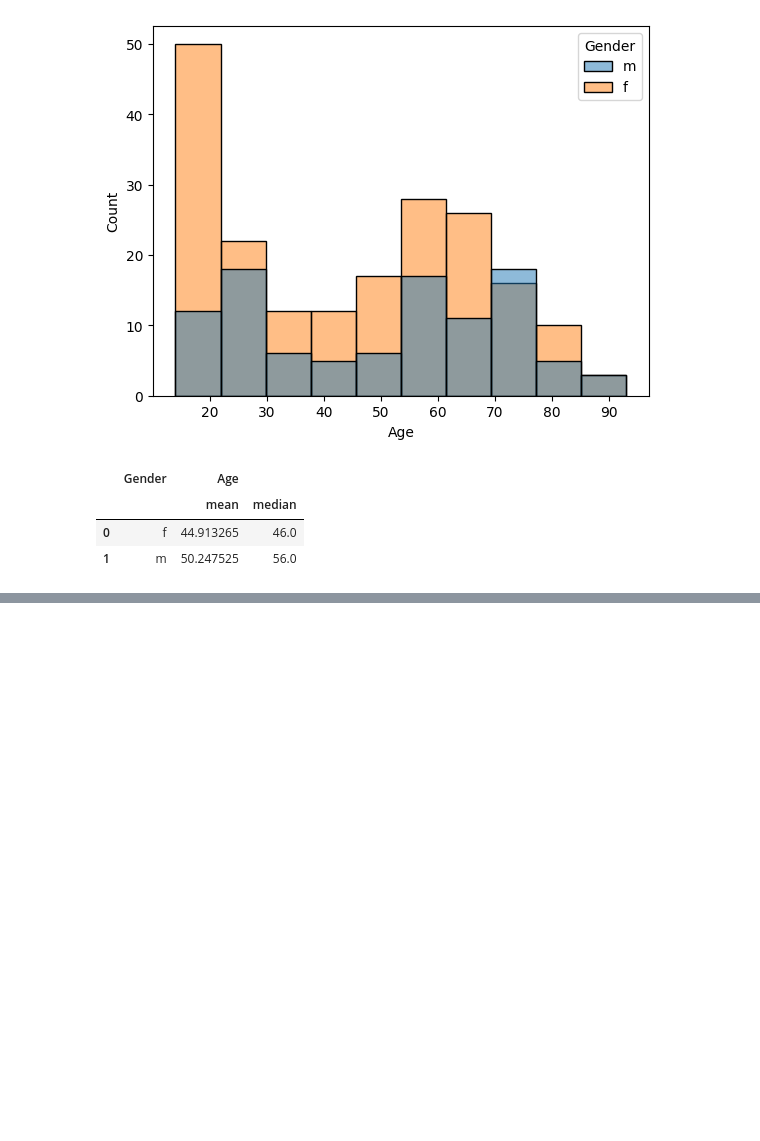
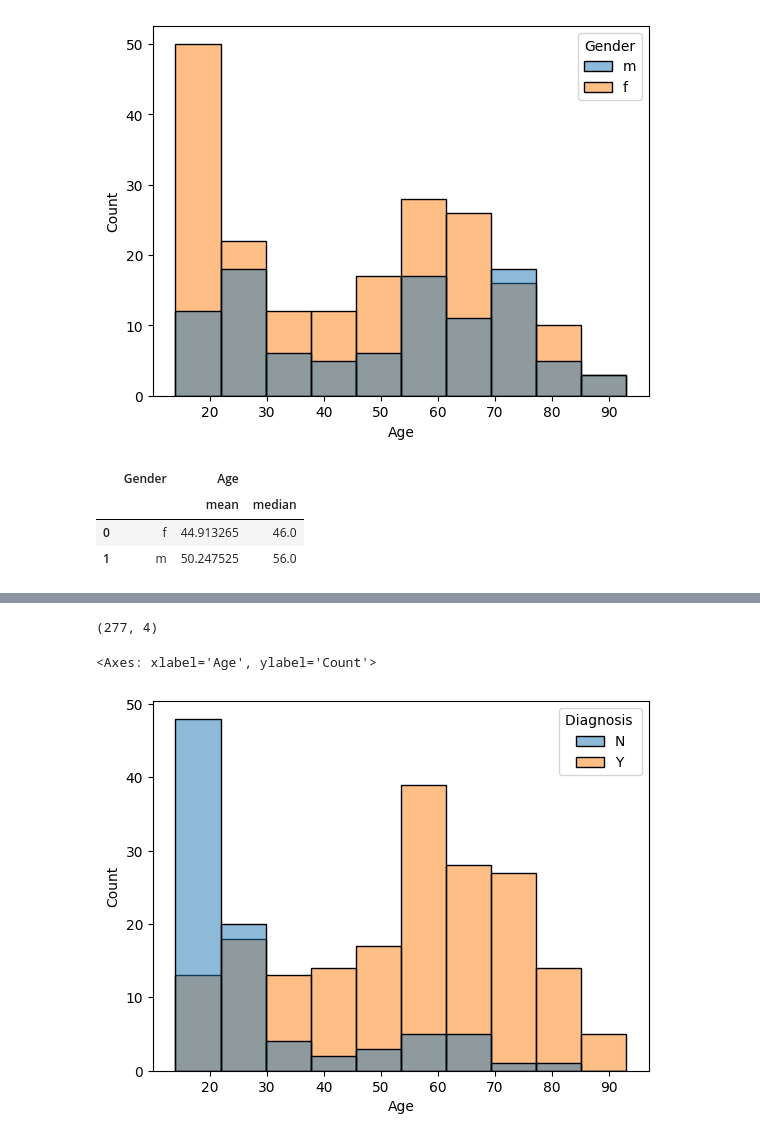
Before and after one commit to Berkeley-Speech-Group/audio_ml_workshop_2023, a Jupyter notebook: notebooks/00_data_exploration.ipynb, the cells around one changed output, grey strips where cells are left out. Cells and saved outputs as stored; diff of their text form; code cells hidden in the pictures; blank space fills up the shorter version.

```diff
--- a/notebooks/00_data_exploration.ipynb
+++ b/notebooks/00_data_exploration.ipynb
@@ -188,0 +241,11 @@ So that's interesting!
+# %%
+# Create a function to apply to the column
+def process_diagnosis(diagnosis):
+    if pd.isnull(diagnosis):
+        return np.nan
+    if diagnosis == "N":
+        return "N"
+    else:
+        return "Y"
+
+demo_df["Diagnosis "] = demo_df["Diagnosis "].map(process_diagnosis)
@@ -188,0 +263,12 @@ So that's interesting!
+# %%
+## We can't visualize nan data, so let's not consider those rows
+# ~ is a way to invert a numpy array/pandas series of boolean values. A handy trick
+diagnosis_df = demo_df[~pd.isnull(demo_df["Diagnosis "])]
+diagnosis_df.shape
+# %% [output]
+(277, 4)
+# %%
+sns.histplot(data=diagnosis_df, x="Age", hue="Diagnosis ")
+# %% [output]
+<Axes: xlabel='Age', ylabel='Count'>
+[figure, added]
```
Also changed, not shown: parts of 39 cells of this notebook.
